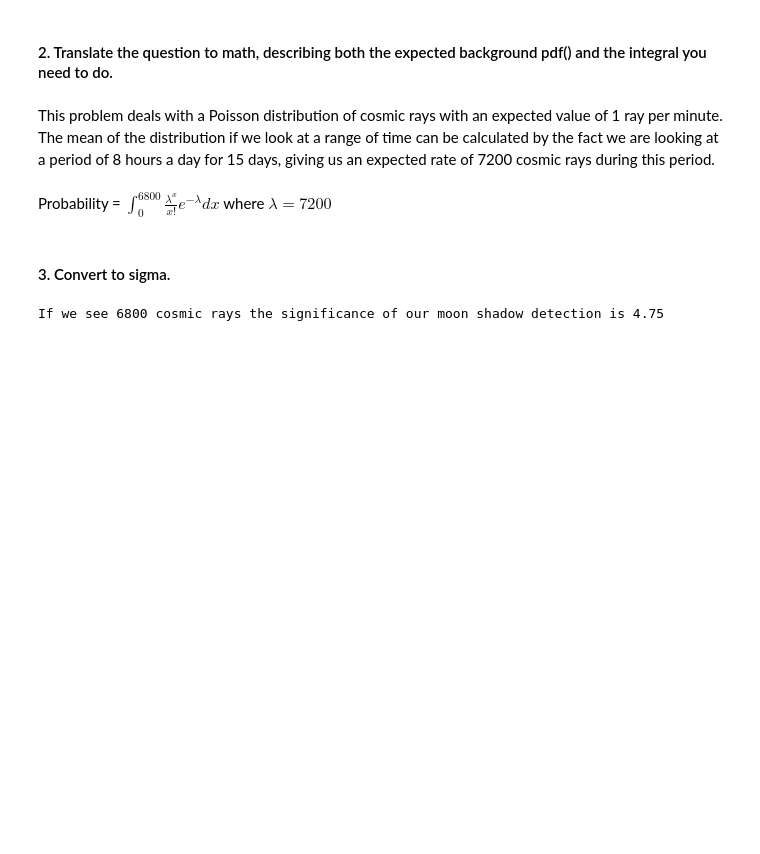
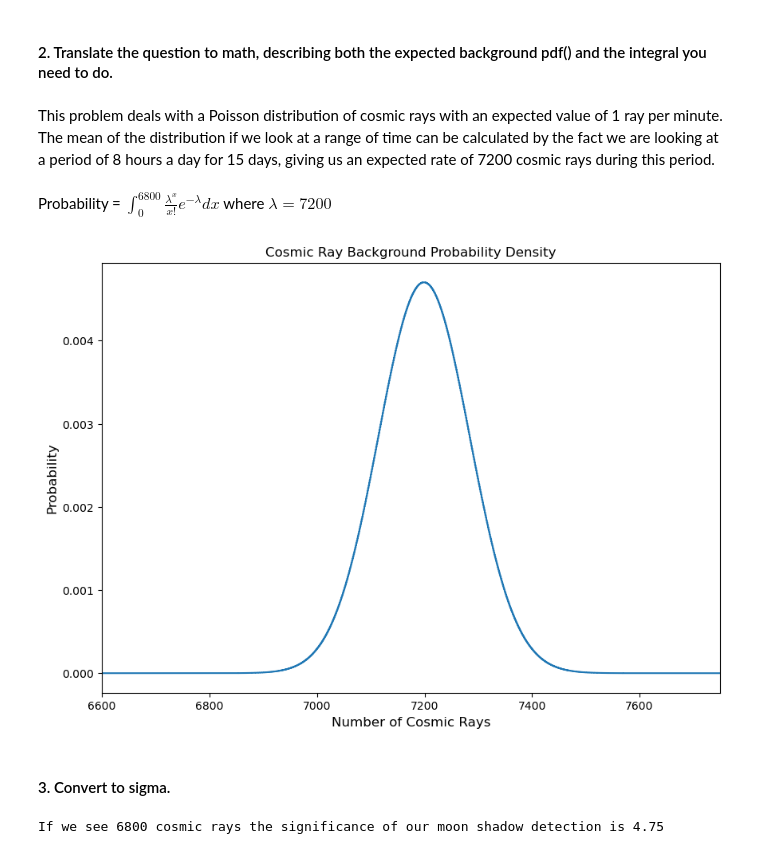
Before and after one commit to ciaramw0/phys434, a Jupyter notebook: Lab_3.ipynb, the cells around one changed output. Cells and saved outputs as stored; diff of their text form; code cells hidden in the pictures; blank space fills up the shorter version.

```diff
--- a/Lab_3.ipynb
+++ b/Lab_3.ipynb
@@ -187,3 +191,17 @@ What is the probability that the background produced a signal as signal like as
 This problem deals with a Poisson distribution of cosmic rays with an expected value of 1 ray per minute. The mean of the distribution if we look at a range of time can be calculated by the fact we are looking at a period of 8 hours a day for 15 days, giving us an expected rate of 7200 cosmic rays during this period.
 # %% [markdown]
 Probability = $\int_0^{6800}\frac{\lambda^x}{x!}e^{-\lambda}dx $ where $ \lambda = 7200$
+# %%
+x_1=[]
+bg=[]
+for i in range(0, 15000):
+    x_1.append(i)
+    bg.append(stats.poisson.pmf(i, 7200))
+plt.step(x_1, bg)
+plt.xlabel('Number of Cosmic Rays', fontsize = 12)
+plt.ylabel('Probability', fontsize = 12)
+plt.title('Cosmic Ray Background Probability Density', fontsize = 12)
+plt.xlim([6600, 7750])
+plt.show()
+# %% [output]
+[figure, added]
```
Also changed, not shown: parts of 8 cells of this notebook.
